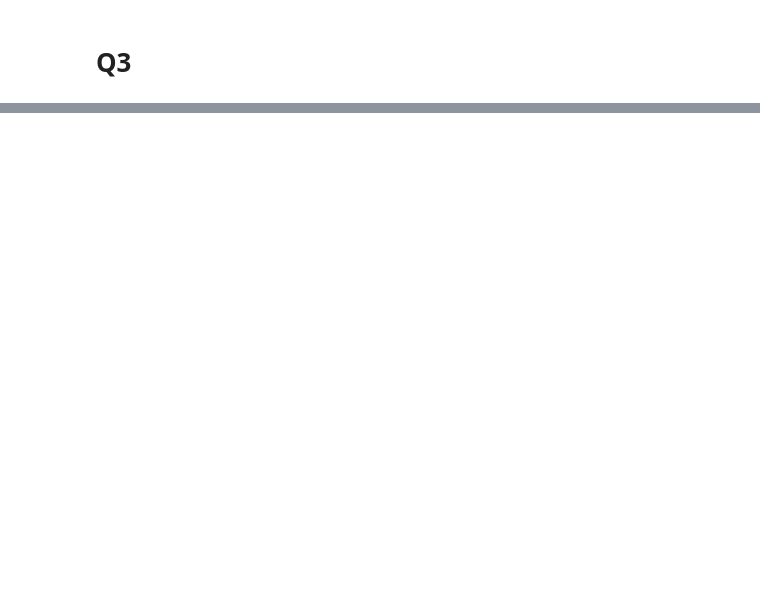
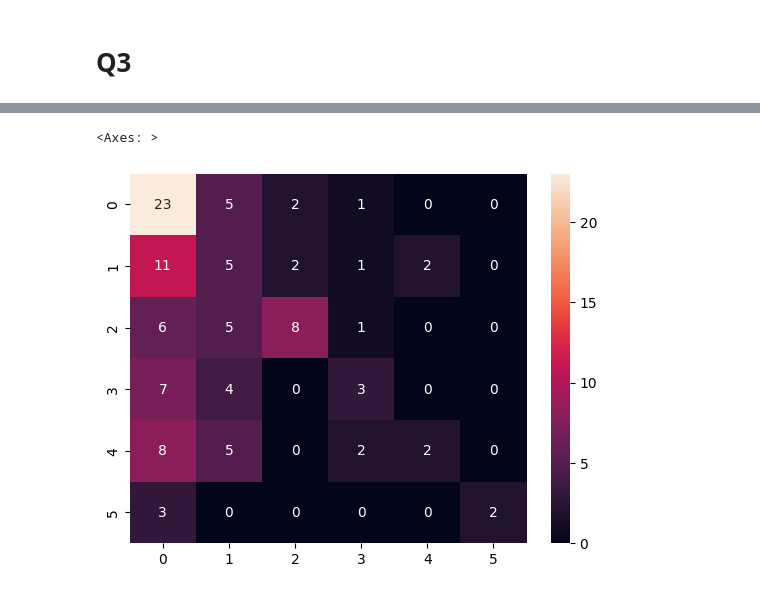
Before and after one commit to Muhammed-Owais01/PAILabFall2024, a Jupyter notebook: Lab11/k230047_11_.ipynb, the cells around one changed output, grey strips where cells are left out. Drawn from its saved outputs; the diff is of its cells as text; code cells hidden in the pictures; blank space fills up the shorter version.

```diff
--- a/Lab11/k230047_11_.ipynb
+++ b/Lab11/k230047_11_.ipynb
@@ -186,0 +101,4 @@ IndexError: index 35 is out of bounds for axis 1 with size 1
+# %%
+df = pd.read_csv('derma.csv')
+
+df
@@ -186,0 +119,19 @@ IndexError: index 35 is out of bounds for axis 1 with size 1
+# %%
+df = df.dropna()
+
+X = df.values[:, :35]
+Y = df.values[:, 35]
+# %%
+X_train, X_test, Y_train, Y_test = train_test_split(X, Y, test_size=0.3, random_state=42)
+knn = KNeighborsClassifier(n_neighbors=2)
+knn.fit(X_train, Y_train)
+predictions = knn.predict(X_test);
+confusion_mat = confusion_matrix(Y_test, predictions)
+accuracy = accuracy_score(Y_test, predictions)
+
+kf = KFold(10, shuffle=True, random_state=42)
+cv_score = cross_val_score(knn, X, Y, cv=kf, scoring="accuracy")
+
+display(confusion_mat)
+display(accuracy)
+display("CV Score: ", cv_score)
@@ -186,0 +149,5 @@ IndexError: index 35 is out of bounds for axis 1 with size 1
+# %%
+sns.heatmap(confusion_mat, annot=True)
+# %% [output]
+<Axes: >
+[figure, added]
```
Also changed, not shown: parts of 11 cells of this notebook, 1 other file.
